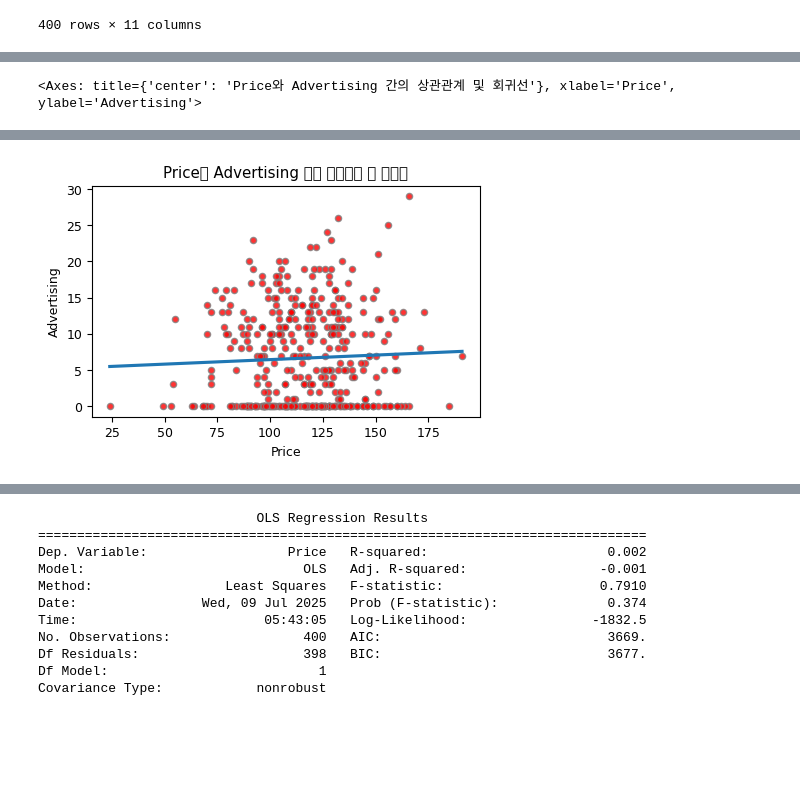
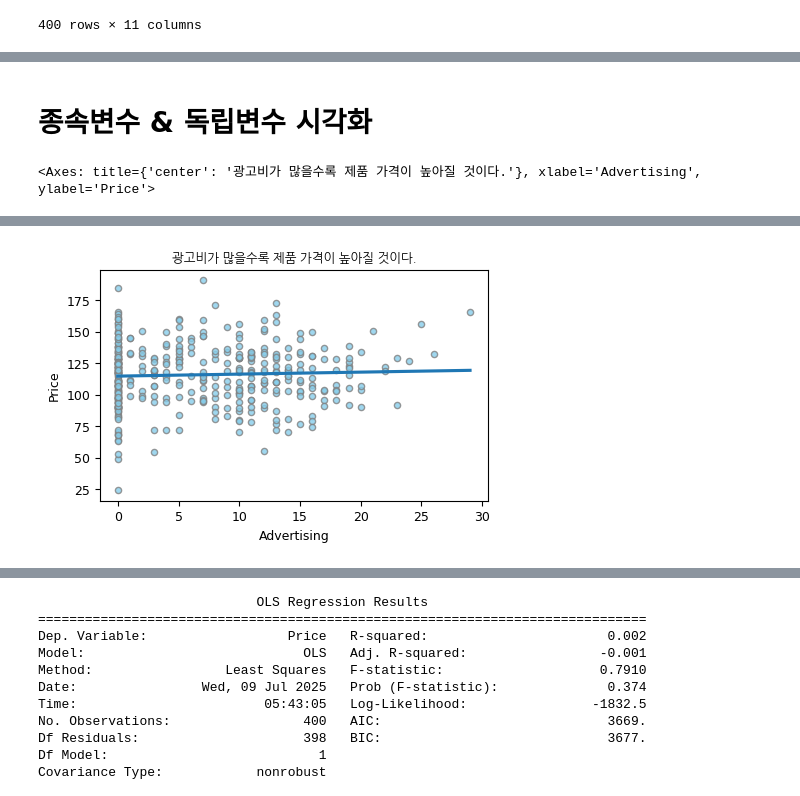
Before and after one commit to mingeunjo/mini_game, a Jupyter notebook: 07_09_실습.ipynb, the cells around one changed output, grey strips where cells are left out. Saved outputs shown, nothing was run; the diff lists cells and outputs as text; code cells hidden in the pictures; blank space fills up the shorter version.

```diff
--- a/07_09_실습.ipynb
+++ b/07_09_실습.ipynb
@@ -46,16 +60,14 @@ data_1.describe()
 | 50% | 7.490000 | 125.000000 | 69.000000 | 5.000000 | 272.000000 | 117.000000 | 54.500000 | 14.000000 |
 | 75% | 9.320000 | 135.000000 | 91.000000 | 12.000000 | 398.500000 | 131.000000 | 66.000000 | 16.000000 |
 | max | 16.270000 | 175.000000 | 120.000000 | 29.000000 | 509.000000 | 191.000000 | 80.000000 | 18.000000 |
+# %% [markdown]
+# 종속변수 & 독립변수 시각화
 # %%
-# 와 매출액과의 상관관계를 보여주는 산점도 및 추정 회귀선
-plt.rcParams['figure.figsize'] = (5, 3) # 그림 크기를 전체적으로(globally) 설정
-plt.rcParams.update({'font.size': 9}) # 그림 폰트를 전체적으로(globally) 설정
-plt.title('Price와 Advertising 간의 상관관계 및 회귀선')  # 👈 제목 추가
-#rcParams : matplotlib의 설정값 모음집 / rc : 'runtime configuration'의 약자
+plt.rcParams['figure.figsize'] = (5, 3)
+plt.rcParams.update({'font.size': 9})
+plt.title('광고비가 많을수록 제품 가격이 높아질 것이다.',fontproperties=font_prop)
 
-sns.regplot(x='Price', y='Advertising', data=data_1,
-            order=1, ci=None, scatter_kws={'color' : 'r', 's' : 20, 'edgecolor' : 'grey'})
-# regplot() : 데이터를 점으로 찍고, 그 위에 추세선을 그려주는 함수
-# order=1 : 회귀선의 차수, 직선(1차식)
+sns.regplot(x='Advertising', y='Price', data=data_1,
+            order=1, ci=None, scatter_kws={'color' : 'skyblue', 's' : 20, 'edgecolor' : 'grey'})
 # %% [output]
-<Axes: title={'center': 'Price와 Advertising 간의 상관관계 및 회귀선'}, xlabel='Price', ylabel='Advertising'>
+<Axes: title={'center': '광고비가 많을수록 제품 가격이 높아질 것이다.'}, xlabel='Advertising', ylabel='Price'>
@@ -62 +91 @@ sns.regplot(x='Price', y='Advertising', data=data_1,
-[figure, old version]
+[figure, new version]
```
Also changed, not shown: parts of 12 cells of this notebook.
